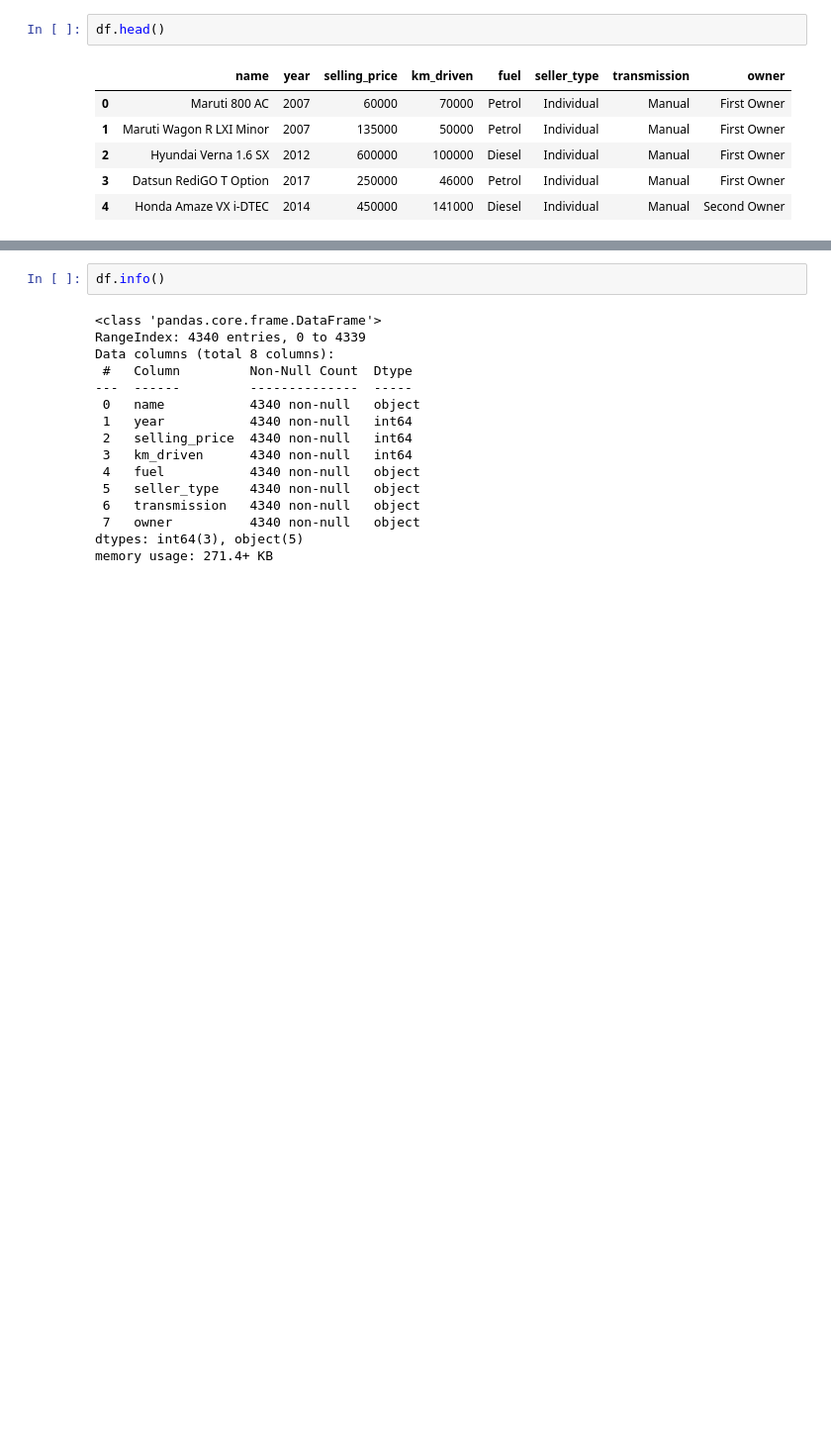
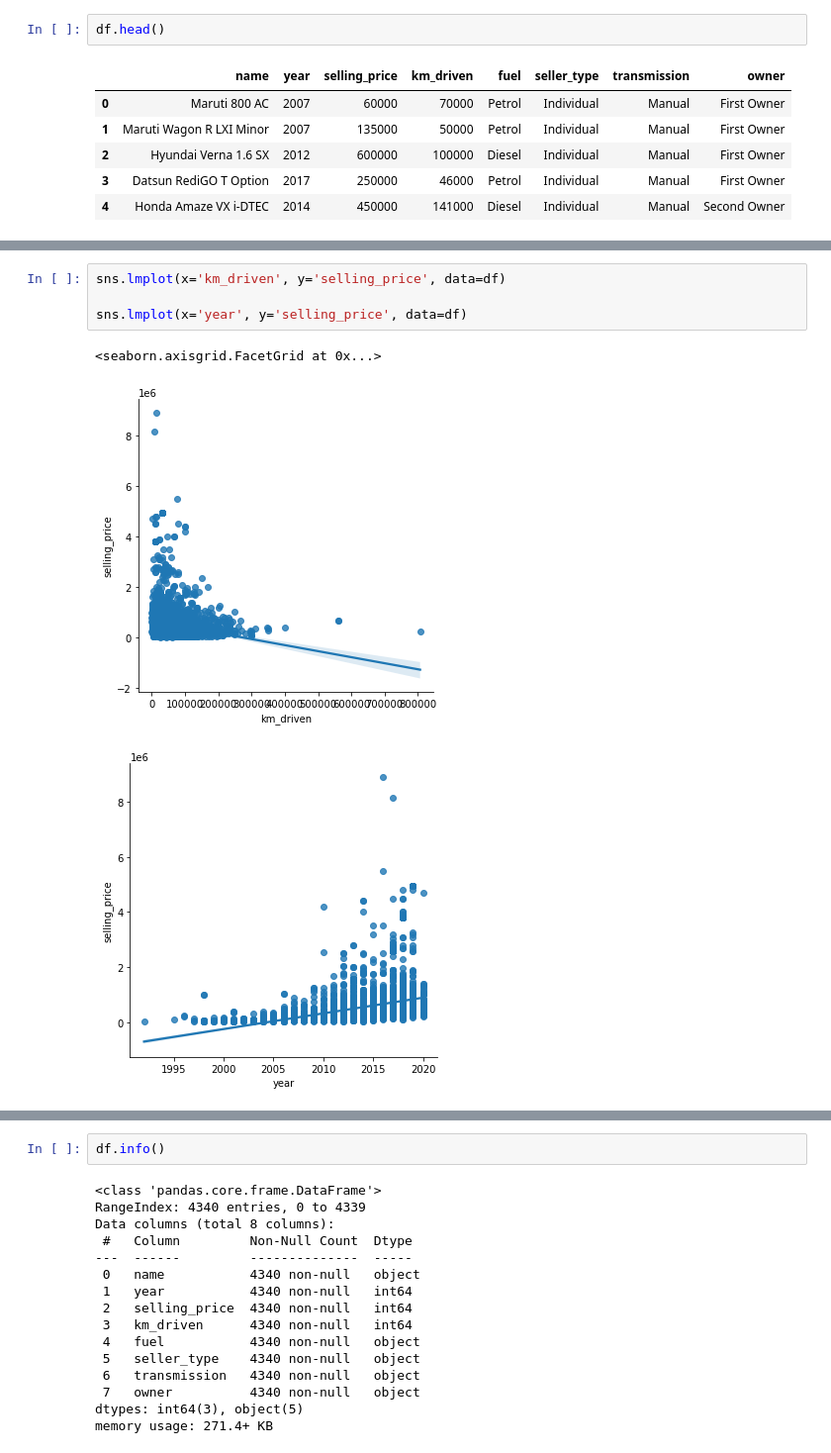
Before and after one commit to mehmettoktas/Machine-Learning-Car-Price-Prediction, a Jupyter notebook: CarPriceProject/Ön işleme.ipynb, the cells around one changed output, grey strips where cells are left out. Shown: that part at 99% size. Saved outputs shown, nothing was run; the diff lists cells and outputs as text; blank space fills up the shorter version.

```diff
--- a/CarPriceProject/Ön işleme.ipynb
+++ b/CarPriceProject/Ön işleme.ipynb
@@ -20,0 +67,8 @@ df.head()
+# %%
+sns.lmplot(x='km_driven', y='selling_price', data=df)
+
+sns.lmplot(x='year', y='selling_price', data=df)
+# %% [output]
+<seaborn.axisgrid.FacetGrid at 0x...>
+[figure, added]
+[figure, added]
```
Also changed, not shown: parts of 31 cells of this notebook.
